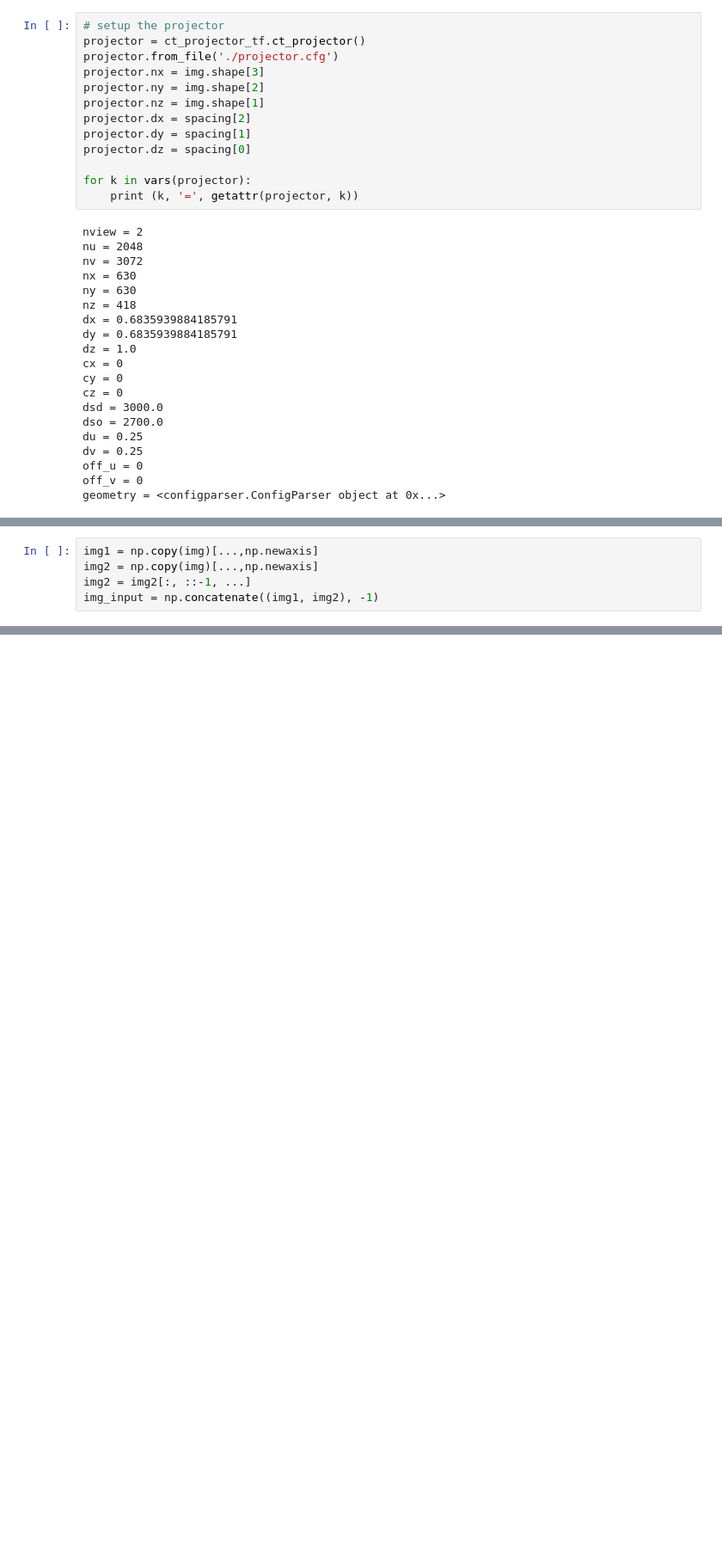
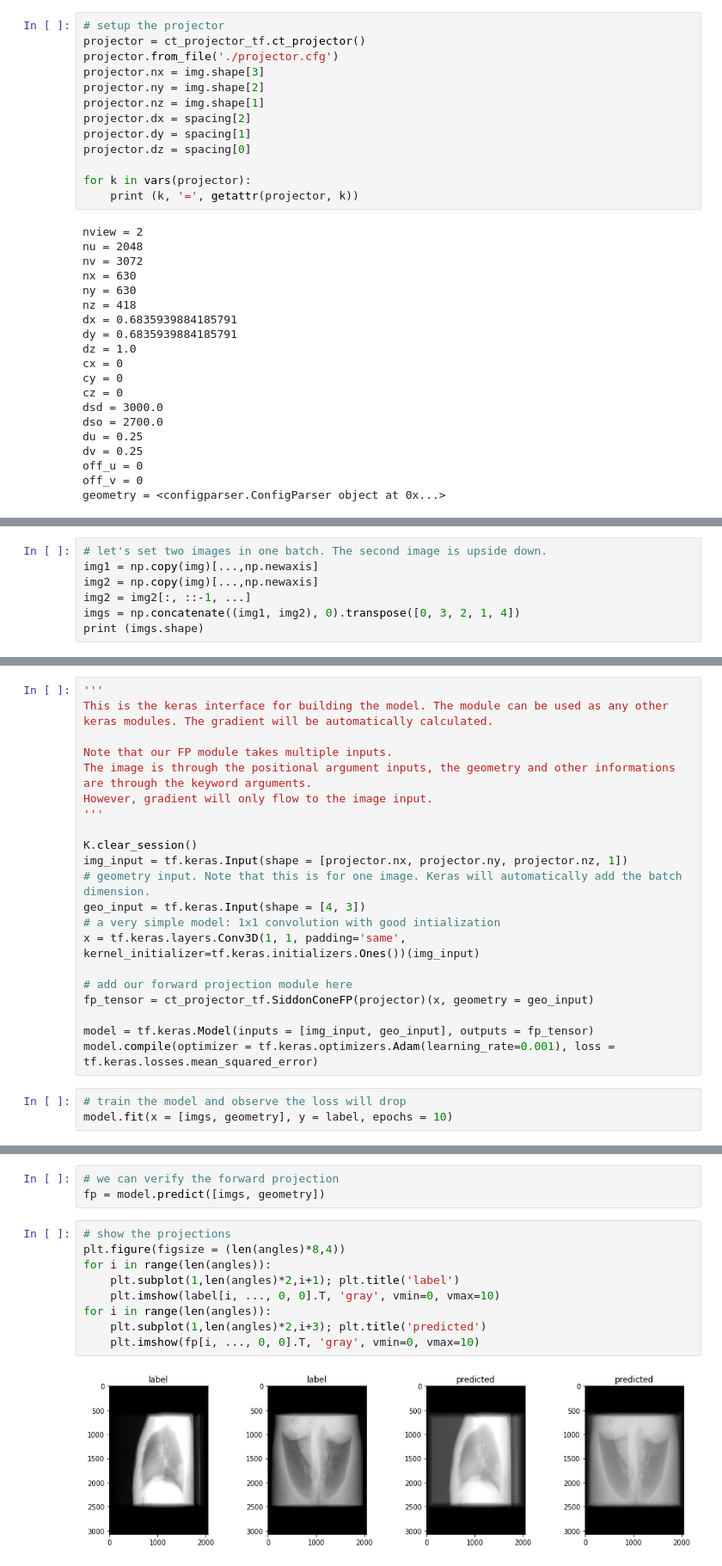
Before and after one commit to wudufan/CTProjector, a Jupyter notebook: example/ex_fp_bp_cone_tf.ipynb, the cells around one changed output, grey strips where cells are left out. Shown at 86% size. Saved outputs shown, nothing was run; the diff lists cells and outputs as text; blank space fills up the shorter version.

```diff
--- a/example/ex_fp_bp_cone_tf.ipynb
+++ b/example/ex_fp_bp_cone_tf.ipynb
@@ -91,5 +120,7 @@ bp_geometry = projector.make_geometry(det_centers[bp_angles], det_us[bp_angles],
 # %%
+# let's set two images in one batch. The second image is upside down.
 img1 = np.copy(img)[...,np.newaxis]
 img2 = np.copy(img)[...,np.newaxis]
 img2 = img2[:, ::-1, ...]
-img_input = np.concatenate((img1, img2), -1)
+imgs = np.concatenate((img1, img2), 0).transpose([0, 3, 2, 1, 4])
+print (imgs.shape)
@@ -110,0 +142,24 @@ with tf.compat.v1.Session() as sess:
+# %%
+'''
+This is the keras interface for building the model. The module can be used as any other keras modules. The gradient will be automatically calculated.
+
+Note that our FP module takes multiple inputs.
+The image is through the positional argument inputs, the geometry and other informations are through the keyword arguments.
+However, gradient will only flow to the image input.
+'''
+
+K.clear_session()
+img_input = tf.keras.Input(shape = [projector.nx, projector.ny, projector.nz, 1])
+# geometry input. Note that this is for one image. Keras will automatically add the batch dimension.
+geo_input = tf.keras.Input(shape = [4, 3])
+# a very simple model: 1x1 convolution with good intialization
+x = tf.keras.layers.Conv3D(1, 1, padding='same', kernel_initializer=tf.keras.initializers.Ones())(img_input)
+
+# add our forward projection module here
+fp_tensor = ct_projector_tf.SiddonConeFP(projector)(x, geometry = geo_input)
+
+model = tf.keras.Model(inputs = [img_input, geo_input], outputs = fp_tensor)
+model.compile(optimizer = tf.keras.optimizers.Adam(learning_rate=0.001), loss = tf.keras.losses.mean_squared_error)
+# %%
+# train the model and observe the loss will drop
+model.fit(x = [imgs, geometry], y = label, epochs = 10)
@@ -110,0 +185,14 @@ with tf.compat.v1.Session() as sess:
+# %%
+# we can verify the forward projection
+fp = model.predict([imgs, geometry])
+# %%
+# show the projections
+plt.figure(figsize = (len(angles)*8,4))
+for i in range(len(angles)):
+    plt.subplot(1,len(angles)*2,i+1); plt.title('label')
+    plt.imshow(label[i, ..., 0, 0].T, 'gray', vmin=0, vmax=10)
+for i in range(len(angles)):
+    plt.subplot(1,len(angles)*2,i+3); plt.title('predicted')
+    plt.imshow(fp[i, ..., 0, 0].T, 'gray', vmin=0, vmax=10)
+# %% [output]
+[figure, added]
```
Also changed, not shown: parts of 20 cells of this notebook, 3 other files.
